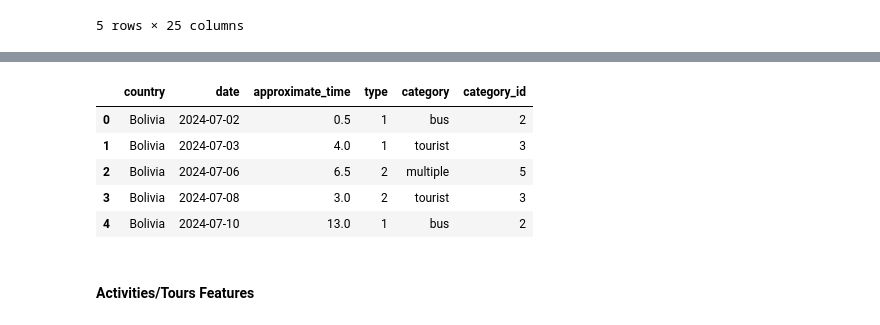
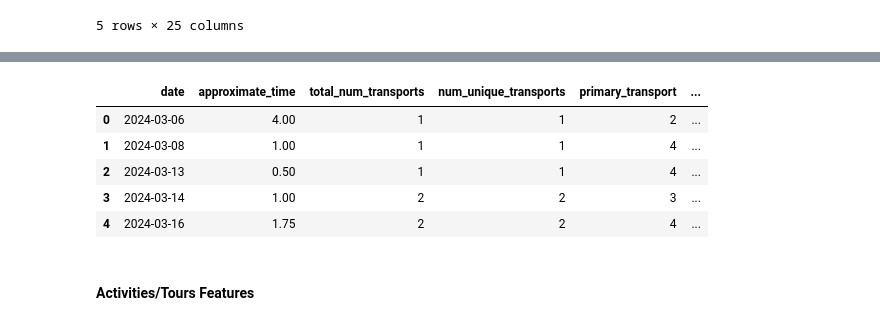
Before and after one commit to SunnyWillert18/floating-in-space, a Jupyter notebook: nbs/travel_personas.ipynb, the cells around one changed output, grey strips where cells are left out. Drawn from its saved outputs; the diff is of its cells as text; code cells hidden in the pictures.

Commit message:
added night travel ratio

```diff
--- a/nbs/travel_personas.ipynb
+++ b/nbs/travel_personas.ipynb
@@ -290,0 +307,5 @@ f_transport['category'] = f_transport['category'].apply(lambda x: x[0] if len(x)
+# %%
+# rearrange the data set a bit
+transport_features = pd.merge(f_transport, primary_trans, how='inner', on='date')
+
+transport_features.head()
@@ -291,6 +319,17 @@ f_transport['category'] = f_transport['category'].apply(lambda x: x[0] if len(x)
 # %%
 # extract the mapping
-category_id_map = {k: v['mapping'] for k, v in transport_types.items()}
+category_id_map = {k: v['comfort_mapping'] for k, v in transport_types.items()}
 
 # assign the mapping
-f_transport['category_id'] = f_transport['category'].map(category_id_map)
+transport_features['primary_transport'] = transport_features['primary_transport_name'].map(category_id_map)
+transport_features = transport_features.drop('primary_transport_name',axis=1)
+# %%
+# add some context for travel done at night (if i suffered night buses this data will too haha)
+night_day = transport.groupby(['date','time_of_day']).approximate_time.sum().reset_index()
+night_day = night_day.pivot(index=['date'], columns='time_of_day', values='approximate_time').reset_index()
+night_day = night_day.fillna(0)
+
+night_day['total'] = night_day.night + night_day.day
+night_day['night_travel_ratio'] = night_day.night / night_day.total
+
+night_day.head()
@@ -297,11 +343,13 @@ f_transport['category_id'] = f_transport['category'].map(category_id_map)
+# %%
+transport_features = pd.merge(transport_features, night_day[['date','night_travel_ratio']], how='inner', on='date')
 # %%
-f_transport.head()
+transport_features.head()
 # %% [output]
-|  | country | date | approximate_time | type | category | category_id |
-| 0 | Bolivia | 2024-07-02 | 0.5 | 1 | bus | 2 |
-| 1 | Bolivia | 2024-07-03 | 4.0 | 1 | tourist | 3 |
-| 2 | Bolivia | 2024-07-06 | 6.5 | 2 | multiple | 5 |
-| 3 | Bolivia | 2024-07-08 | 3.0 | 2 | tourist | 3 |
-| 4 | Bolivia | 2024-07-10 | 13.0 | 1 | bus | 2 |
+|  | date | approximate_time | total_num_transports | num_unique_transports | primary_transport | ... |
+| 0 | 2024-03-06 | 4.00 | 1 | 1 | 2 | ... |
+| 1 | 2024-03-08 | 1.00 | 1 | 1 | 4 | ... |
+| 2 | 2024-03-13 | 0.50 | 1 | 1 | 4 | ... |
+| 3 | 2024-03-14 | 1.00 | 2 | 2 | 3 | ... |
+| 4 | 2024-03-16 | 1.75 | 2 | 2 | 4 | ... |
 # %% [markdown]
 #### Activities/Tours Features
```
Also changed, not shown: parts of 12 cells of this notebook.
